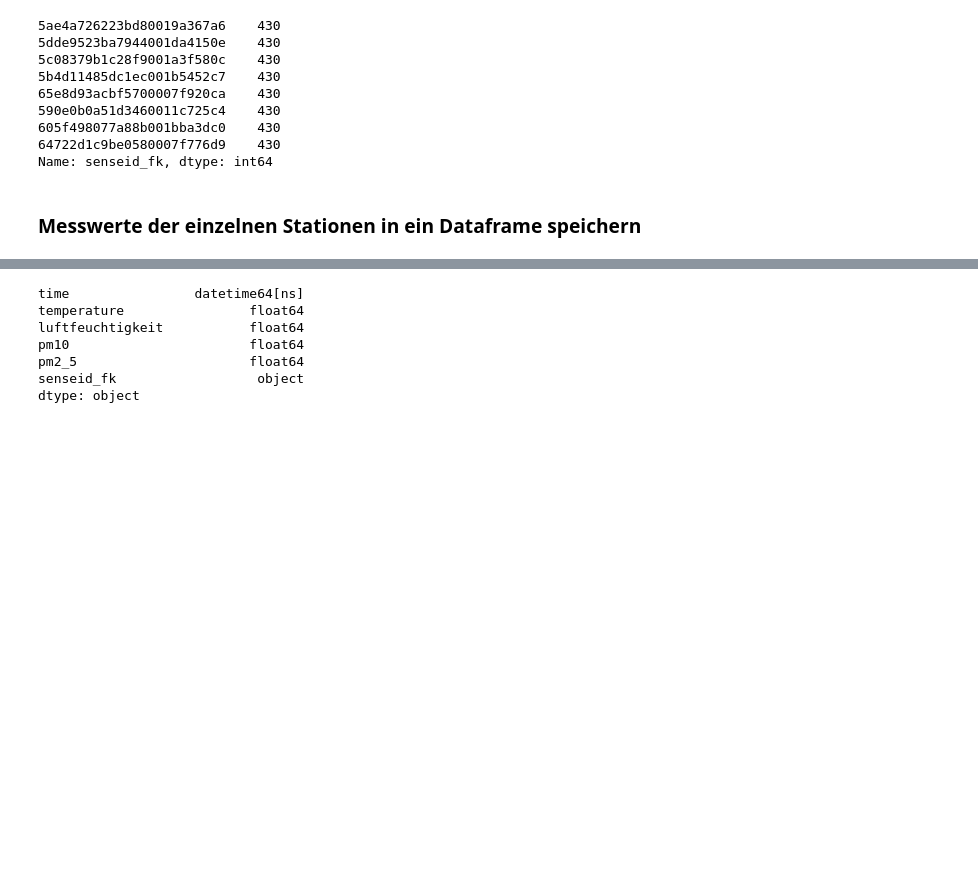
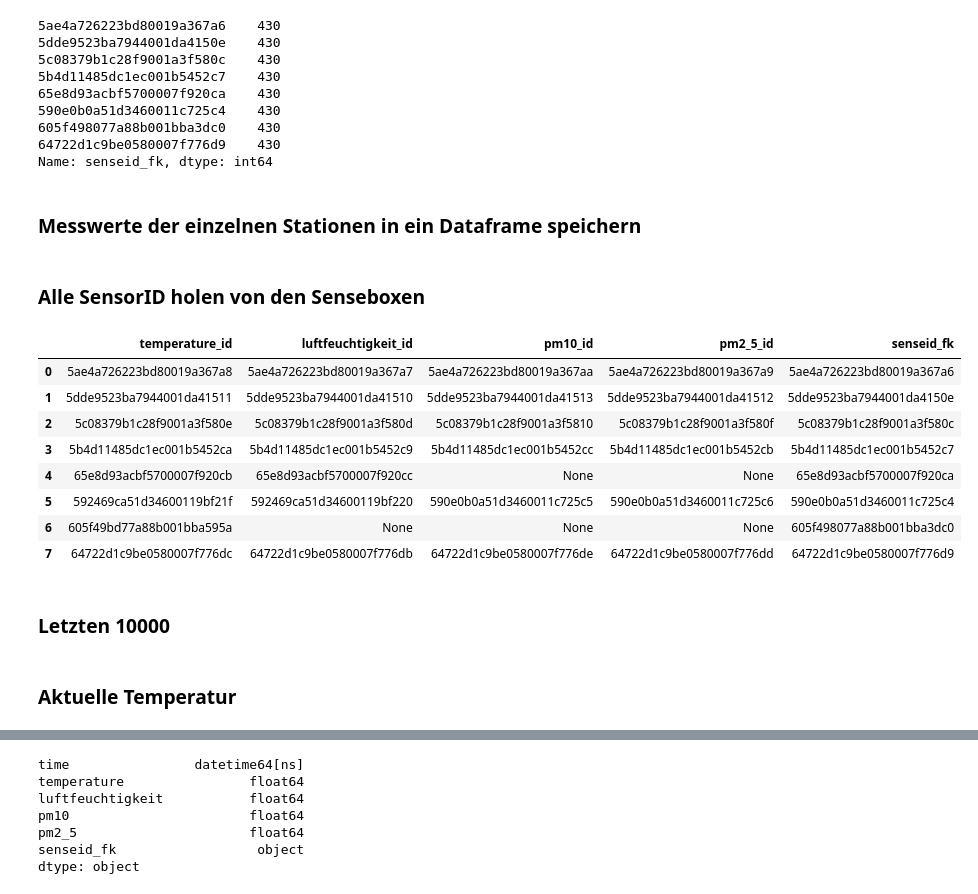
Before and after one commit to Ben99192/Umweltmonitoring_Projekt, a Jupyter notebook: senseboxes.ipynb, the cells around one changed output, grey strips where cells are left out. Drawn from its saved outputs; the diff is of its cells as text; code cells hidden in the pictures; blank space fills up the shorter version.

```diff
--- a/senseboxes.ipynb
+++ b/senseboxes.ipynb
@@ -89,3 +89,6 @@ boxes_dic = {
 # %%
 # Erstelle ein leeres DataFrame mit Spaltennamen
 df_messwerte = pd.DataFrame(columns=["time", "temperature","luftfeuchtigkeit", "pm10", "pm2_5", "senseid_fk"])
+df_id = pd.DataFrame(columns=["temperature_id","luftfeuchtigkeit_id", "pm10_id", "pm2_5_id", "senseid_fk"])
+# %% [markdown]
+### Alle SensorID holen von den Senseboxen
@@ -91,0 +141,14 @@ df_messwerte = pd.DataFrame(columns=["time", "temperature","luftfeuchtigkeit", "
+# %%
+df_id
+# %% [output]
+|  | temperature_id | luftfeuchtigkeit_id | pm10_id | pm2_5_id | senseid_fk |
+| 0 | 5ae4a726223bd80019a367a8 | 5ae4a726223bd80019a367a7 | 5ae4a726223bd80019a367aa | 5ae4a726223bd80019a367a9 | 5ae4a726223bd80019a367a6 |
+| 1 | 5dde9523ba7944001da41511 | 5dde9523ba7944001da41510 | 5dde9523ba7944001da41513 | 5dde9523ba7944001da41512 | 5dde9523ba7944001da4150e |
+| 2 | 5c08379b1c28f9001a3f580e | 5c08379b1c28f9001a3f580d | 5c08379b1c28f9001a3f5810 | 5c08379b1c28f9001a3f580f | 5c08379b1c28f9001a3f580c |
+| 3 | 5b4d11485dc1ec001b5452ca | 5b4d11485dc1ec001b5452c9 | 5b4d11485dc1ec001b5452cc | 5b4d11485dc1ec001b5452cb | 5b4d11485dc1ec001b5452c7 |
+| 4 | 65e8d93acbf5700007f920cb | 65e8d93acbf5700007f920cc | None | None | 65e8d93acbf5700007f920ca |
+| 5 | 592469ca51d34600119bf21f | 592469ca51d34600119bf220 | 590e0b0a51d3460011c725c5 | 590e0b0a51d3460011c725c6 | 590e0b0a51d3460011c725c4 |
+| 6 | 605f49bd77a88b001bba595a | None | None | None | 605f498077a88b001bba3dc0 |
+| 7 | 64722d1c9be0580007f776dc | 64722d1c9be0580007f776db | 64722d1c9be0580007f776de | 64722d1c9be0580007f776dd | 64722d1c9be0580007f776d9 |
+# %% [markdown]
+### Letzten 10000
@@ -92 +157,3 @@ df_messwerte = pd.DataFrame(columns=["time", "temperature","luftfeuchtigkeit", "
+# %% [markdown]
+### Aktuelle Temperatur
 # %%
```
Also changed, not shown: parts of 4 cells of this notebook.
